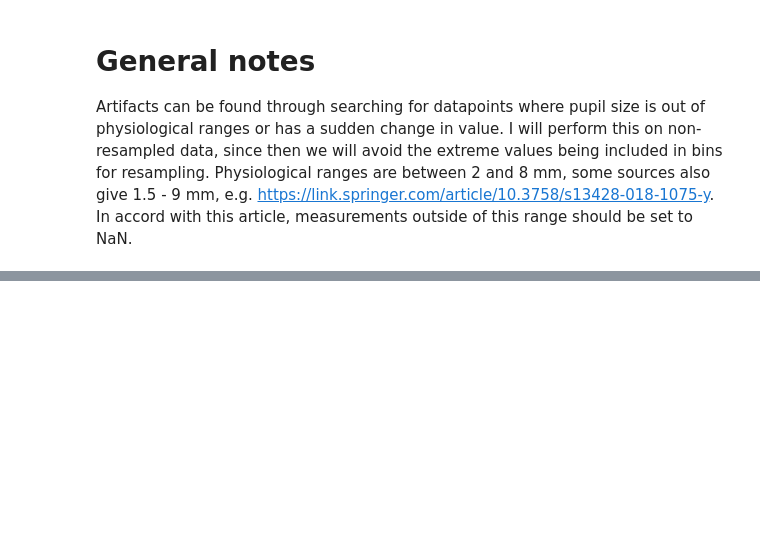
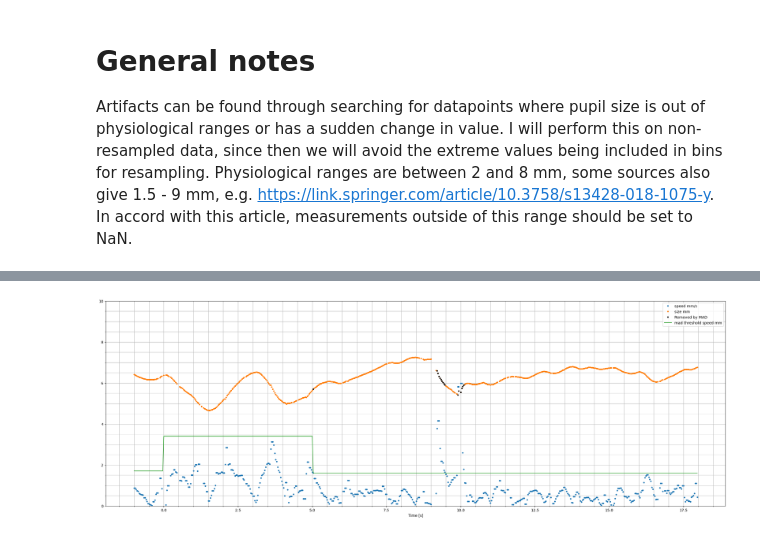
Before and after one commit to tscnlab/civibe_pupilprep, a Jupyter notebook: notebooks/prep_detect_remove_artifacts.ipynb, the cells around one changed output, grey strips where cells are left out. Cells and saved outputs as stored; diff of their text form; code cells hidden in the pictures; blank space fills up the shorter version.

```diff
--- a/notebooks/prep_detect_remove_artifacts.ipynb
+++ b/notebooks/prep_detect_remove_artifacts.ipynb
@@ -167,0 +192,4 @@ Text(0.5, 0, 'Time [s]')
+# %%
+plot_trial_speed_MAD(data_df,120)
+# %% [output]
+[figure, added]
```
Also changed, not shown: parts of 31 cells of this notebook.
